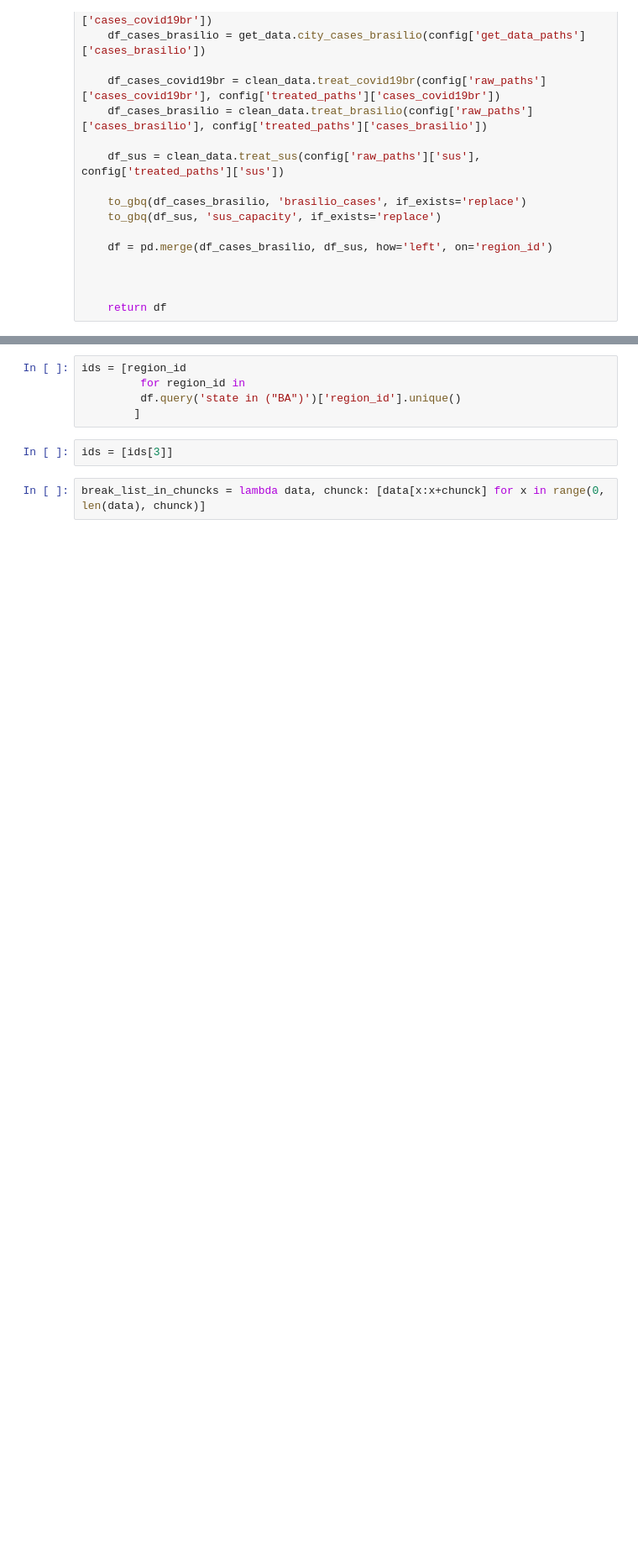
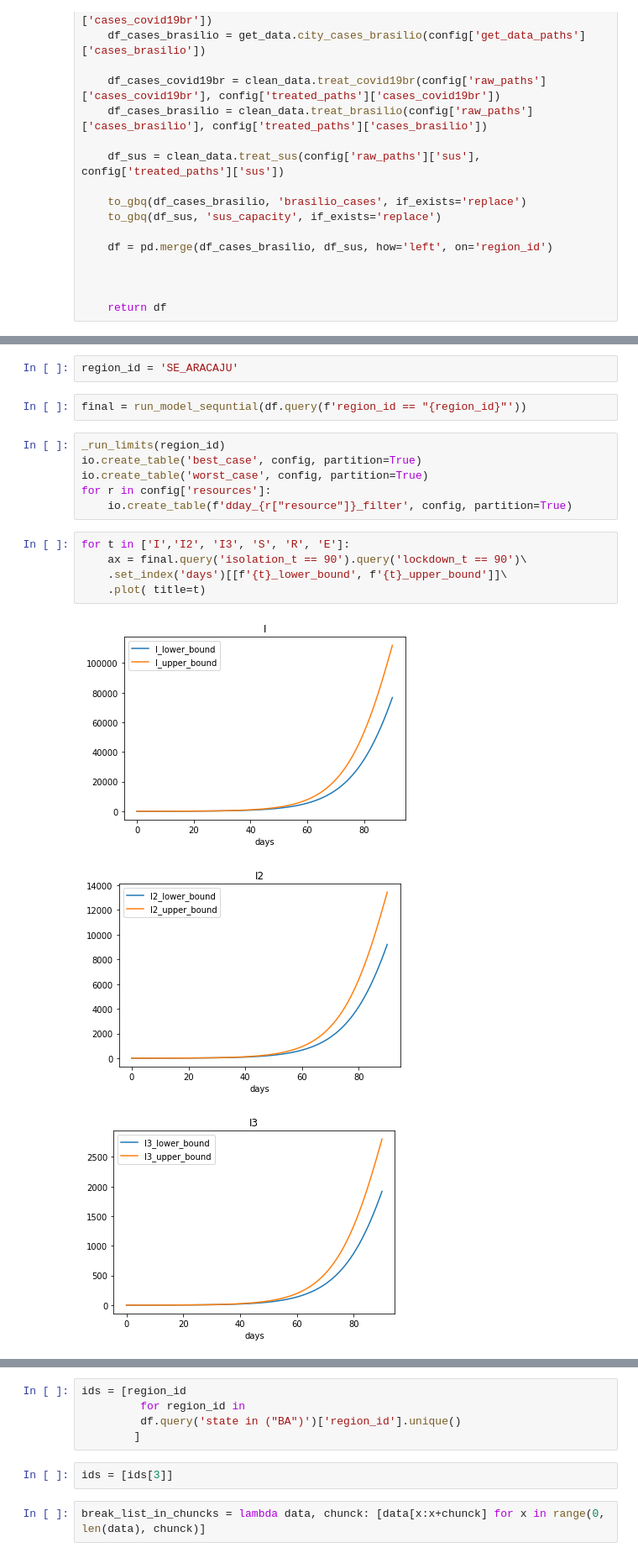
Before and after one commit to JoaoCarabetta/SimulaCovid, a Jupyter notebook: notebooks/sequential_model.ipynb, the cells around one changed output, grey strips where cells are left out. Shown: that part at 84% size. Saved outputs shown, nothing was run; the diff lists cells and outputs as text; blank space fills up the shorter version.

```diff
--- a/notebooks/sequential_model.ipynb
+++ b/notebooks/sequential_model.ipynb
@@ -144,0 +180,19 @@ def run_model_sequntial(df_city):
+# %%
+region_id = 'SE_ARACAJU'
+# %%
+final = run_model_sequntial(df.query(f'region_id == "{region_id}"'))
+# %%
+_run_limits(region_id)
+io.create_table('best_case', config, partition=True)
+io.create_table('worst_case', config, partition=True)
+for r in config['resources']:
+    io.create_table(f'dday_{r["resource"]}_filter', config, partition=True)
+# %%
+for t in ['I','I2', 'I3', 'S', 'R', 'E']:
+    ax = final.query('isolation_t == 90').query('lockdown_t == 90')\
+    .set_index('days')[[f'{t}_lower_bound', f'{t}_upper_bound']]\
+    .plot( title=t)
+# %% [output]
+[figure, added]
+[figure, added]
+[figure, added]
```
Also changed, not shown: parts of 44 cells of this notebook, 17 other files.
